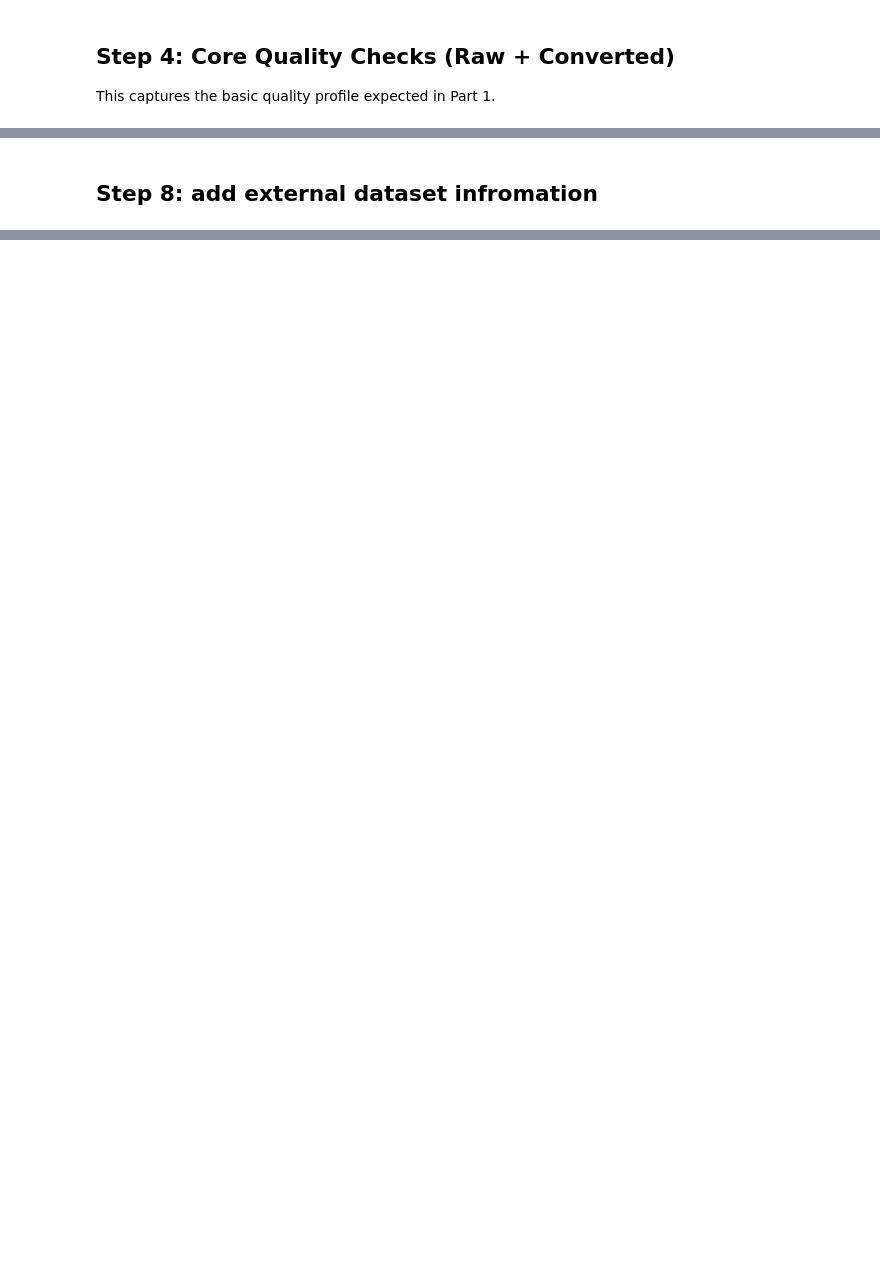
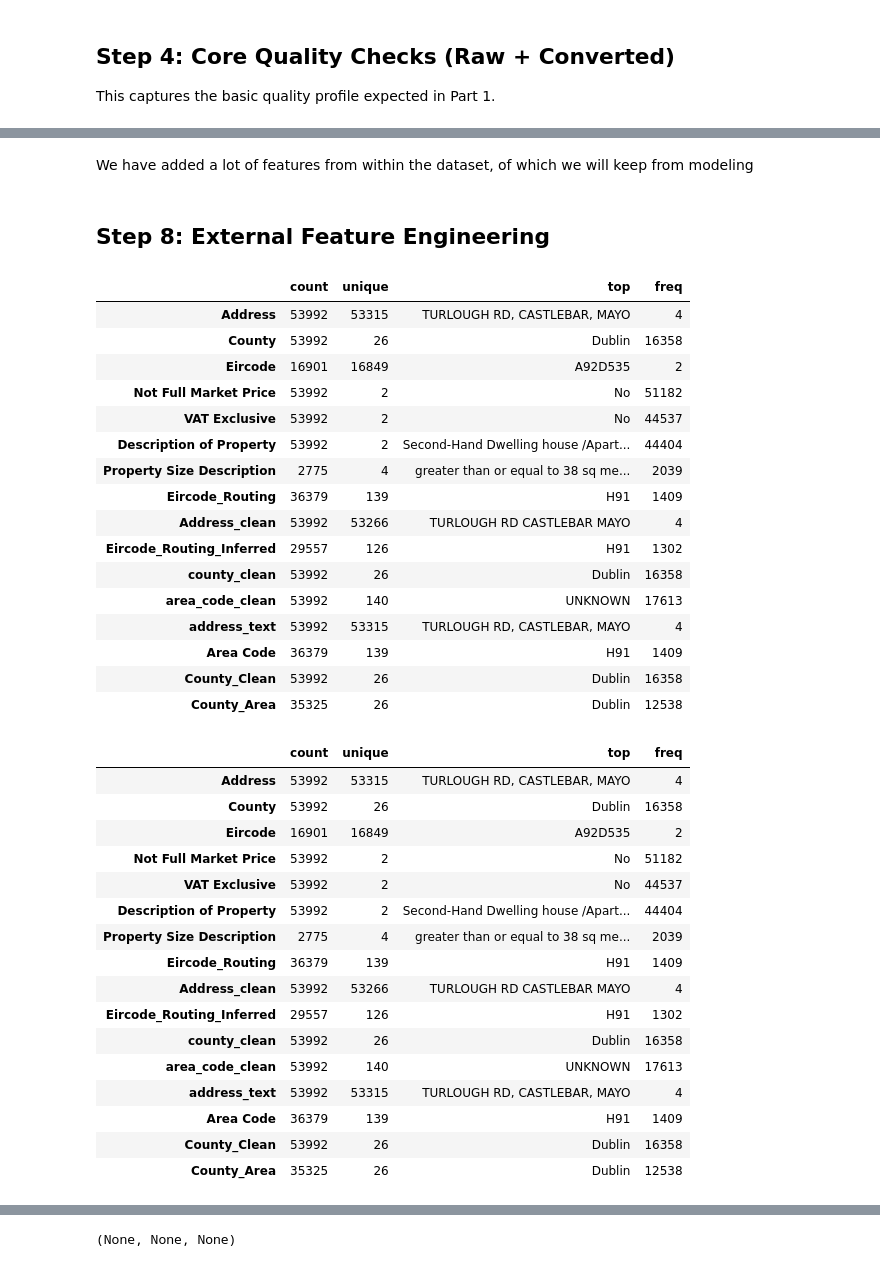
Before and after one commit to emmettpquinn/Data-Analytics-Group, a Jupyter notebook: main.ipynb, the cells around one changed output, grey strips where cells are left out. Drawn from its saved outputs; the diff is of its cells as text; code cells hidden in the pictures; blank space fills up the shorter version.

```diff
--- a/main.ipynb
+++ b/main.ipynb
@@ -1117,5 +1783,7 @@ def step7_add_features(
+# %% [markdown]
+We have added a lot of features from within the dataset, of which we will keep from modeling
 # %% [markdown]
-## Step 8: add external dataset infromation
+## Step 8: External Feature Engineering
 # %%
 # Step 8 keeps the external-data merges in one reusable function so the same logic can be applied to train and test.
 # It expects Step 5 to have been run already, because that step builds the routing-key county lookup we reuse here.
@@ -1357,0 +2098,37 @@ def step8_add_external_features(
+# %%
+quality_overview(df_train)
+# %% [output]
+|  | count | unique | top | freq |
+| Address | 53992 | 53315 | TURLOUGH RD, CASTLEBAR, MAYO | 4 |
+| County | 53992 | 26 | Dublin | 16358 |
+| Eircode | 16901 | 16849 | A92D535 | 2 |
+| Not Full Market Price | 53992 | 2 | No | 51182 |
+| VAT Exclusive | 53992 | 2 | No | 44537 |
+| Description of Property | 53992 | 2 | Second-Hand Dwelling house /Apart... | 44404 |
+| Property Size Description | 2775 | 4 | greater than or equal to 38 sq me... | 2039 |
+| Eircode_Routing | 36379 | 139 | H91 | 1409 |
+| Address_clean | 53992 | 53266 | TURLOUGH RD CASTLEBAR MAYO | 4 |
+| Eircode_Routing_Inferred | 29557 | 126 | H91 | 1302 |
+| county_clean | 53992 | 26 | Dublin | 16358 |
+| area_code_clean | 53992 | 140 | UNKNOWN | 17613 |
+| address_text | 53992 | 53315 | TURLOUGH RD, CASTLEBAR, MAYO | 4 |
+| Area Code | 36379 | 139 | H91 | 1409 |
+| County_Clean | 53992 | 26 | Dublin | 16358 |
+| County_Area | 35325 | 26 | Dublin | 12538 |
+|  | count | unique | top | freq |
+| Address | 53992 | 53315 | TURLOUGH RD, CASTLEBAR, MAYO | 4 |
+| County | 53992 | 26 | Dublin | 16358 |
+| Eircode | 16901 | 16849 | A92D535 | 2 |
+| Not Full Market Price | 53992 | 2 | No | 51182 |
+| VAT Exclusive | 53992 | 2 | No | 44537 |
+| Description of Property | 53992 | 2 | Second-Hand Dwelling house /Apart... | 44404 |
+| Property Size Description | 2775 | 4 | greater than or equal to 38 sq me... | 2039 |
+| Eircode_Routing | 36379 | 139 | H91 | 1409 |
+| Address_clean | 53992 | 53266 | TURLOUGH RD CASTLEBAR MAYO | 4 |
+| Eircode_Routing_Inferred | 29557 | 126 | H91 | 1302 |
+| county_clean | 53992 | 26 | Dublin | 16358 |
+| area_code_clean | 53992 | 140 | UNKNOWN | 17613 |
+| address_text | 53992 | 53315 | TURLOUGH RD, CASTLEBAR, MAYO | 4 |
+| Area Code | 36379 | 139 | H91 | 1409 |
+| County_Clean | 53992 | 26 | Dublin | 16358 |
+| County_Area | 35325 | 26 | Dublin | 12538 |
@@ -1357,0 +2152 @@ def step8_add_external_features(
+(None, None, None)
```
Also changed, not shown: parts of 45 cells of this notebook, 13 other files.
